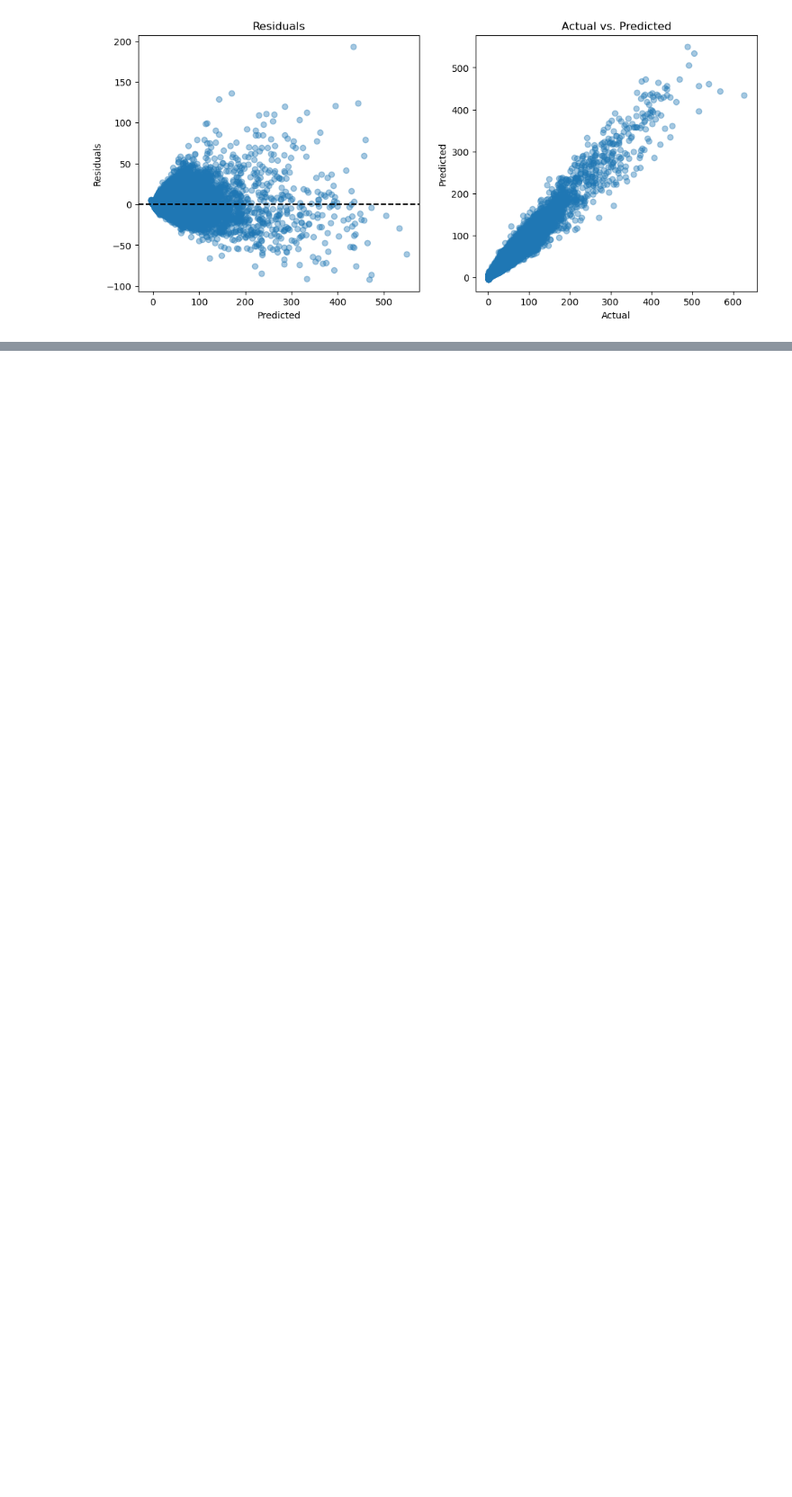
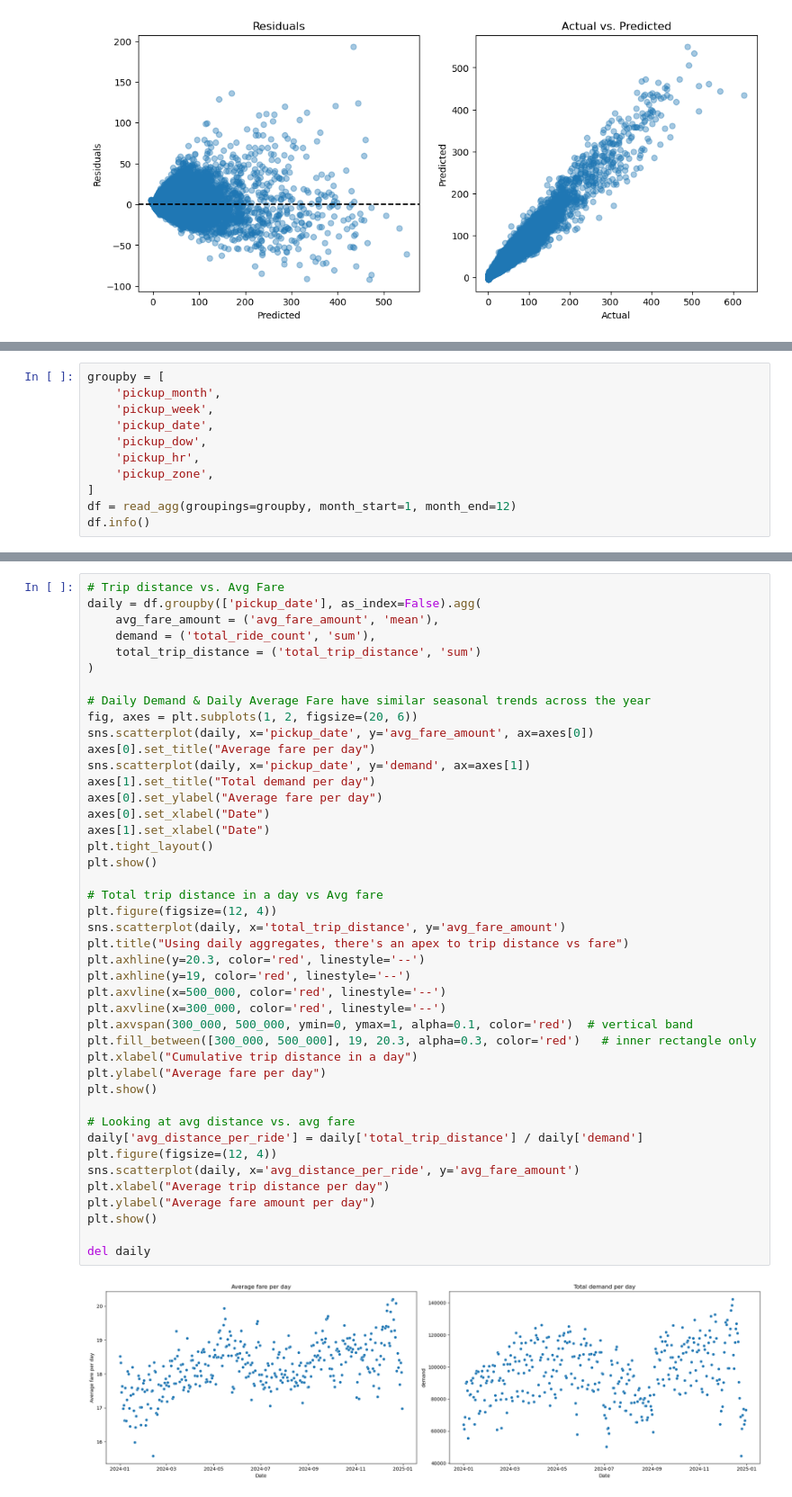
Before and after one commit to emma123456789102/Machine-Learning-Taxi-, a Jupyter notebook: final_notebook.ipynb, the cells around one changed output, grey strips where cells are left out. Shown at 90% size. Drawn from its saved outputs; the diff is of its cells as text; blank space fills up the shorter version.

```diff
--- a/final_notebook.ipynb
+++ b/final_notebook.ipynb
@@ -828,0 +914,11 @@ A total of 6 regressor models were trained:
+# %%
+groupby = [
+    'pickup_month',
+    'pickup_week',
+    'pickup_date',
+    'pickup_dow',
+    'pickup_hr',
+    'pickup_zone',
+]
+df = read_agg(groupings=groupby, month_start=1, month_end=12)
+df.info()
@@ -828,0 +984,45 @@ A total of 6 regressor models were trained:
+# %%
+# Trip distance vs. Avg Fare
+daily = df.groupby(['pickup_date'], as_index=False).agg(
+    avg_fare_amount = ('avg_fare_amount', 'mean'),
+    demand = ('total_ride_count', 'sum'),
+    total_trip_distance = ('total_trip_distance', 'sum')
+)
+
+# Daily Demand & Daily Average Fare have similar seasonal trends across the year
+fig, axes = plt.subplots(1, 2, figsize=(20, 6))
+sns.scatterplot(daily, x='pickup_date', y='avg_fare_amount', ax=axes[0])
+axes[0].set_title("Average fare per day")
+sns.scatterplot(daily, x='pickup_date', y='demand', ax=axes[1])
+axes[1].set_title("Total demand per day")
+axes[0].set_ylabel("Average fare per day")
+axes[0].set_xlabel("Date")
+axes[1].set_xlabel("Date")
+plt.tight_layout()
+plt.show()
+
+# Total trip distance in a day vs Avg fare
+plt.figure(figsize=(12, 4))
+sns.scatterplot(daily, x='total_trip_distance', y='avg_fare_amount')
+plt.title("Using daily aggregates, there's an apex to trip distance vs fare")
+plt.axhline(y=20.3, color='red', linestyle='--')
+plt.axhline(y=19, color='red', linestyle='--')
+plt.axvline(x=500_000, color='red', linestyle='--')
+plt.axvline(x=300_000, color='red', linestyle='--')
+plt.axvspan(300_000, 500_000, ymin=0, ymax=1, alpha=0.1, color='red')  # vertical band
+plt.fill_between([300_000, 500_000], 19, 20.3, alpha=0.3, color='red')   # inner rectangle only
+plt.xlabel("Cumulative trip distance in a day")
+plt.ylabel("Average fare per day")
+plt.show()
+
+# Looking at avg distance vs. avg fare
+daily['avg_distance_per_ride'] = daily['total_trip_distance'] / daily['demand']
+plt.figure(figsize=(12, 4))
+sns.scatterplot(daily, x='avg_distance_per_ride', y='avg_fare_amount')
+plt.xlabel("Average trip distance per day")
+plt.ylabel("Average fare amount per day")
+plt.show()
+
+del daily
+# %% [output]
+[figure, added]
```
Also changed, not shown: parts of 44 cells of this notebook, 2 other files.
